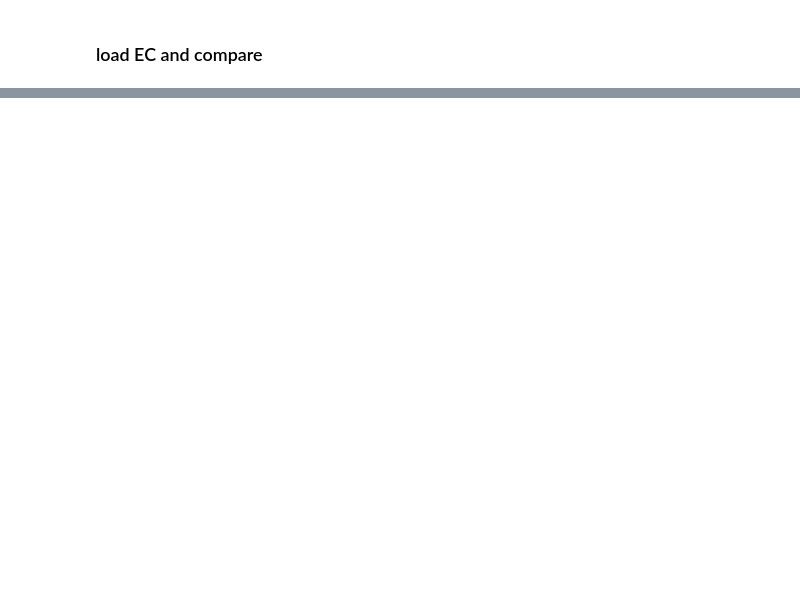
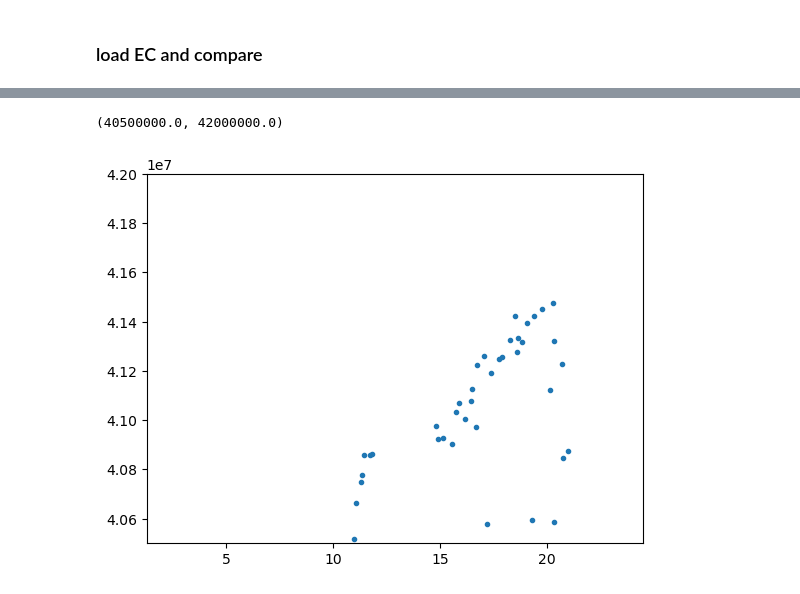
Before and after one commit to Pescatore23/co2ely-tomcat, a Jupyter notebook: data_analysis/04c_ML_membrane_analysis.ipynb, the cells around one changed output, grey strips where cells are left out. Cells and saved outputs as stored; diff of their text form; code cells hidden in the pictures; blank space fills up the shorter version.

```diff
--- a/data_analysis/04c_ML_membrane_analysis.ipynb
+++ b/data_analysis/04c_ML_membrane_analysis.ipynb
@@ -298,2 +320,6 @@ plt.plot(t_utc_tomo, crack_vol_clean)
 # %%
-plt.plot(-Ifun(t_utc_tomo), np.gradient(crack_vol_clean, t_utc_tomo, edge_order=2), '.')
+plt.plot(-Ifun(t_utc_tomo), mem_vol_clean, '.')
+plt.ylim(4.05e7,4.2e7)
+# %% [output]
+(40500000.0, 42000000.0)
+[figure, added]
```
Also changed, not shown: parts of 10 cells of this notebook, 3 other files.
